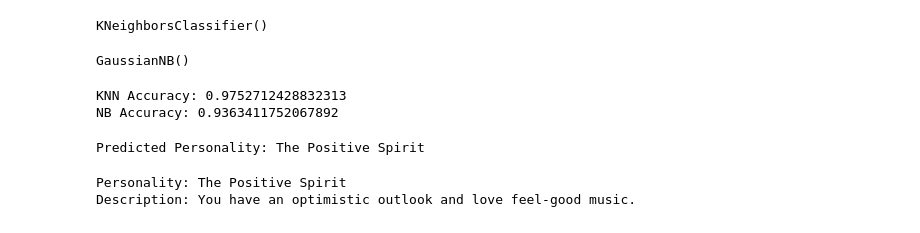
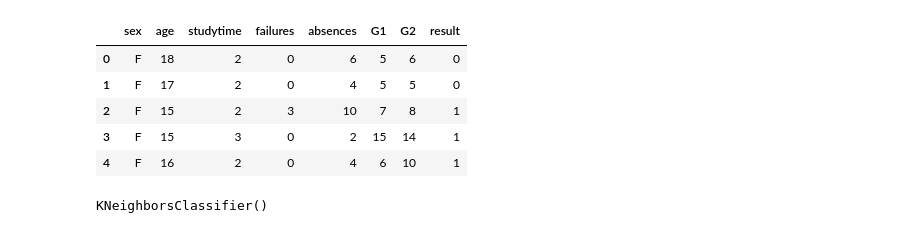
Before and after one commit to priyanshugupta18-web/student-performance-predictor, a Jupyter notebook: model.ipynb, the cells around one changed output. Drawn from its saved outputs; the diff is of its cells as text; code cells hidden in the pictures.

```diff
--- a/model.ipynb
+++ b/model.ipynb
@@ -186,0 +25,4 @@ y = features['personality']
+# %%
+df.drop_duplicates(inplace=True)
+
+print("Missing Values:\n", df.isnull().sum())
@@ -186,0 +62,15 @@ y = features['personality']
+# %%
+features = ['sex', 'age', 'studytime', 'failures', 'absences', 'G1', 'G2']
+df_model = df[features + ['G3']].copy()
+# %%
+df_model['result'] = (df_model['G3'] >= 10).astype(int)
+df_model.drop('G3', axis=1, inplace=True)
+
+df_model.head()
+# %% [output]
+|  | sex | age | studytime | failures | absences | G1 | G2 | result |
+| 0 | F | 18 | 2 | 0 | 6 | 5 | 6 | 0 |
+| 1 | F | 17 | 2 | 0 | 4 | 5 | 5 | 0 |
+| 2 | F | 15 | 2 | 3 | 10 | 7 | 8 | 1 |
+| 3 | F | 15 | 3 | 0 | 2 | 15 | 14 | 1 |
+| 4 | F | 16 | 2 | 0 | 4 | 6 | 10 | 1 |
@@ -196,39 +94,2 @@ knn.fit(X_train, y_train)
 # %% [output]
 KNeighborsClassifier()
-# %%
-from sklearn.naive_bayes import GaussianNB
-
-nb = GaussianNB()
-nb.fit(X_train, y_train)
-# %% [output]
-GaussianNB()
-# %%
-from sklearn.metrics import accuracy_score
-
-print("KNN Accuracy:", accuracy_score(y_test, knn.predict(X_test)))
-print("NB Accuracy:", accuracy_score(y_test, nb.predict(X_test)))
-# %% [output]
-KNN Accuracy: 0.9752712428832313
-NB Accuracy: 0.9363411752067892
-# %%
-user_input = [[0.8, 0.7, 0.6, 120, -5]]
-user_scaled = scaler.transform(user_input)
-
-predicted_personality = knn.predict(user_scaled)[0]
-print("Predicted Personality:", predicted_personality)
-# %% [output]
-Predicted Personality: The Positive Spirit
-# %%
-personality_data = personality_map.get(
-    predicted_personality,
-    ("Music Lover", "You enjoy a wide variety of musical styles.")
-)
-
-label = personality_data[0]
-description = personality_data[1]
-
-print(f"Personality: {label}")
-print(f"Description: {description}")
-# %% [output]
-Personality: The Positive Spirit
-Description: You have an optimistic outlook and love feel-good music.
```
Also changed, not shown: parts of 27 cells of this notebook, 4 other files.
